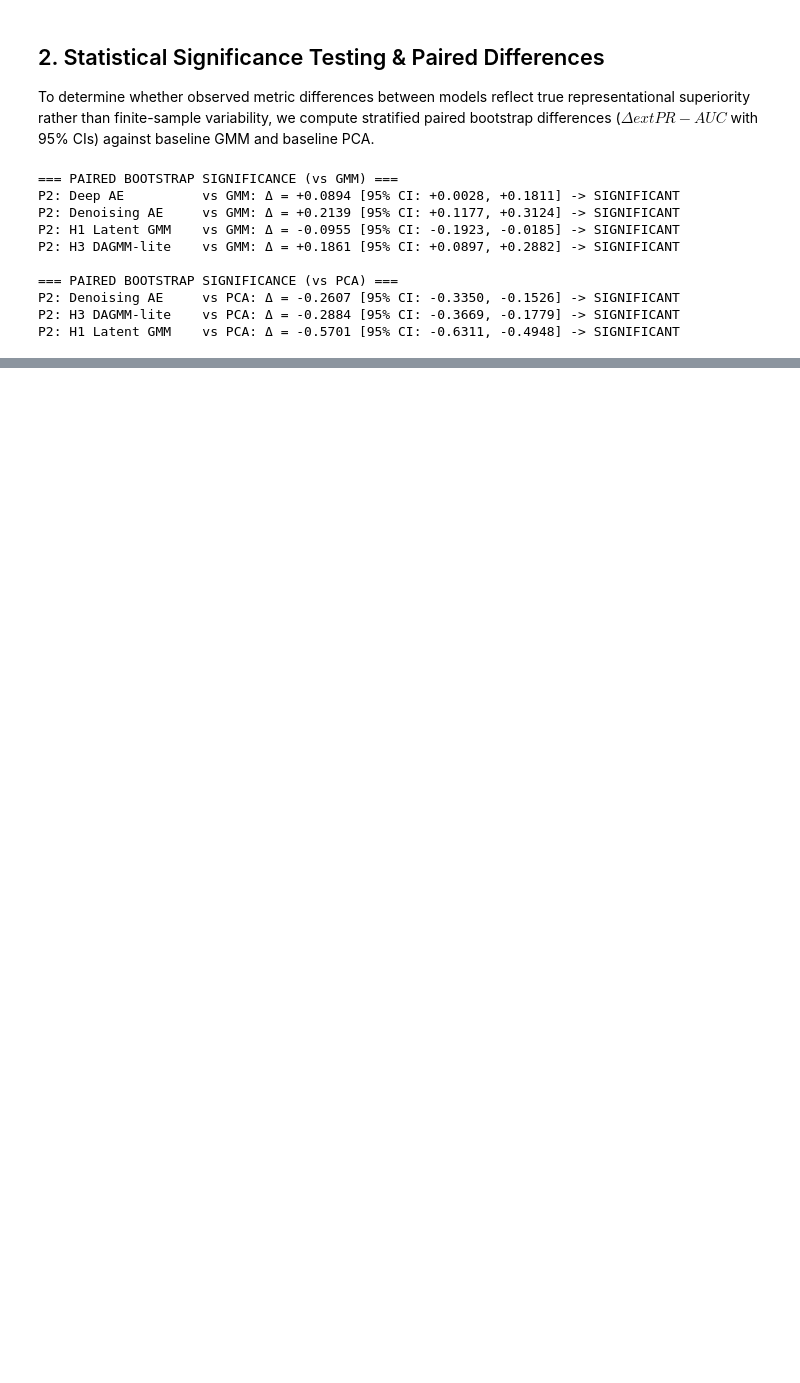
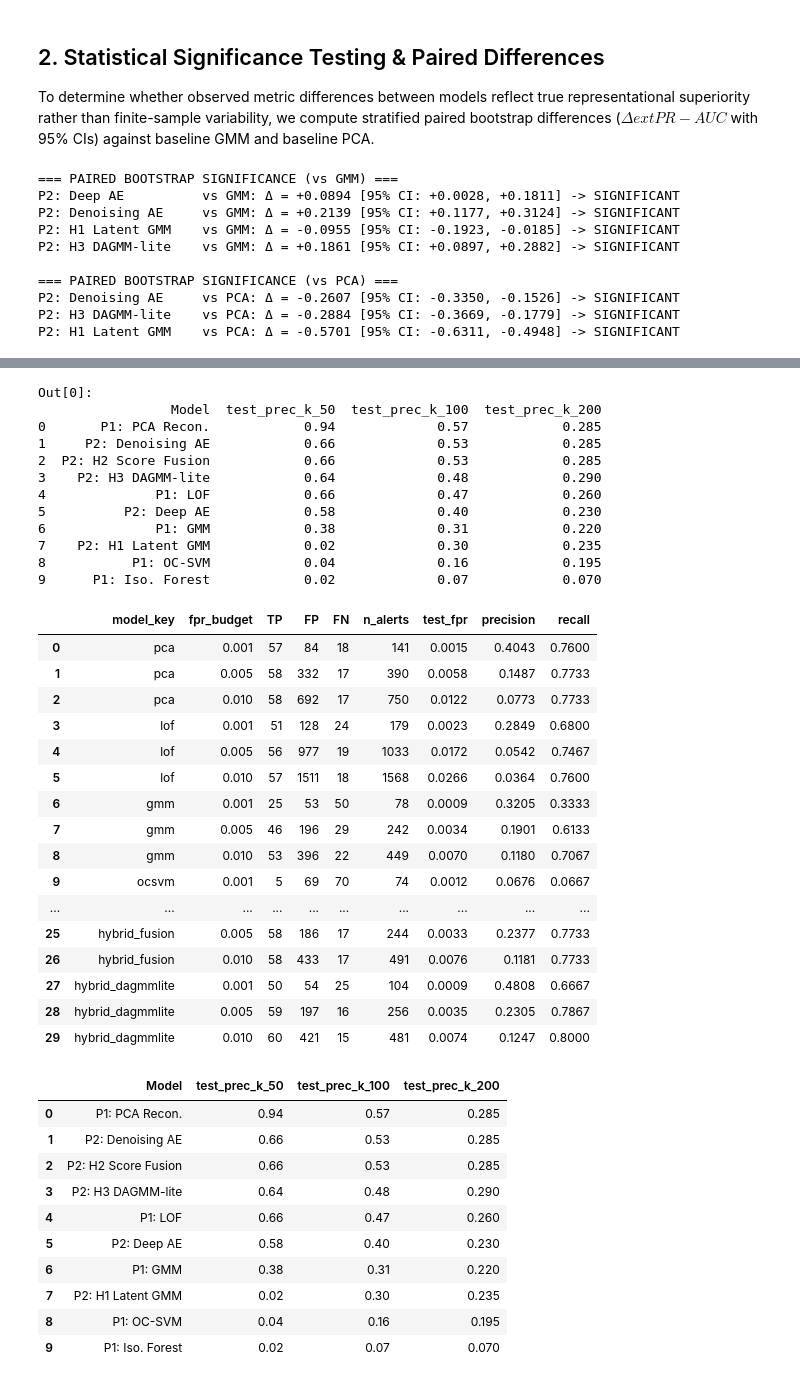
Before and after one commit to Kushal425/T033-CardFraudDetection-AML-DL, a Jupyter notebook: notebooks/06b_final_comparison_phase2.ipynb, the cells around one changed output, grey strips where cells are left out. Saved outputs shown, nothing was run; the diff lists cells and outputs as text; code cells hidden in the pictures; blank space fills up the shorter version.

```diff
--- a/notebooks/06b_final_comparison_phase2.ipynb
+++ b/notebooks/06b_final_comparison_phase2.ipynb
@@ -75,10 +39,7 @@ All 20 score files loaded and contract validated successfully.
 ## 1. Master Headline Comparison Table
 We display the full empirical comparison across all 10 models on the held-out test split, ordered by Test PR-AUC.
 # %%
-master_df = pd.read_csv("results/tables/final_comparison_phase2.csv")
-display_cols = [
-    "Model", "val_pr_auc", "test_pr_auc", "test_pr_auc_ci_lo", "test_pr_auc_ci_hi",
-    "test_recall_fpr_0.1%", "test_recall_fpr_0.5%", "test_recall_fpr_1.0%",
-    "test_prec_k_50", "test_prec_k_100", "test_prec_k_200"
-]
-master_df[display_cols]
+master_df = pd.read_csv(ROOT / "results/tables/final_comparison_phase2.csv")
+master_df[["Model", "val_pr_auc", "test_pr_auc", "test_pr_auc_ci_lo",
+           "test_pr_auc_ci_hi", "test_recall_fpr_0.5%", "test_prec_k_100"]]
+# test_recall_fpr describes a point on the test ROC curve. See below for fixed policies.
@@ -132,23 +109,47 @@ In a Tier-1 fraud monitoring operations center, human analysts review a fixed ca
 # %%
-triage_rows = []
-for m in ["pca", "ae_dae", "hybrid_dagmmlite", "lof", "gmm", "hybrid_latentgmm"]:
-    st = s_test[m]
-    order = np.argsort(-st)
-    y_sorted = y_test[order]
-
-    tp_50 = int(y_sorted[:50].sum())
-    tp_100 = int(y_sorted[:100].sum())
-    tp_200 = int(y_sorted[:200].sum())
-
-    triage_rows.append({
-        "Model": MODEL_LABELS[m],
-        "Frauds Caught @ Top 50": f"{tp_50} / 75 ({tp_50/75:.1%})",
-        "Precision @ Top 50": f"{tp_50/50:.1%}",
-        "Frauds Caught @ Top 100": f"{tp_100} / 75 ({tp_100/75:.1%})",
-        "Precision @ Top 100": f"{tp_100/100:.1%}",
-        "Frauds Caught @ Top 200": f"{tp_200} / 75 ({tp_200/75:.1%})",
-        "Precision @ Top 200": f"{tp_200/200:.1%}",
-    })
-
-pd.DataFrame(triage_rows)
+policies = pd.read_csv(ROOT / "results/tables/final_thresholds_phase2.csv")
+columns = ["model_key", "fpr_budget", "TP", "FP", "FN", "n_alerts", "test_fpr", "precision", "recall"]
+display(policies[columns].round(4))
+master_df[["Model", "test_prec_k_50", "test_prec_k_100", "test_prec_k_200"]]
+# %% [output]
+Out[0]:
+                 Model  test_prec_k_50  test_prec_k_100  test_prec_k_200
+0       P1: PCA Recon.            0.94             0.57            0.285
+1     P2: Denoising AE            0.66             0.53            0.285
+2  P2: H2 Score Fusion            0.66             0.53            0.285
+3    P2: H3 DAGMM-lite            0.64             0.48            0.290
+4              P1: LOF            0.66             0.47            0.260
+5          P2: Deep AE            0.58             0.40            0.230
+6              P1: GMM            0.38             0.31            0.220
+7    P2: H1 Latent GMM            0.02             0.30            0.235
+8           P1: OC-SVM            0.04             0.16            0.195
+9      P1: Iso. Forest            0.02             0.07            0.070
+|  | model_key | fpr_budget | TP | FP | FN | n_alerts | test_fpr | precision | recall |
+| 0 | pca | 0.001 | 57 | 84 | 18 | 141 | 0.0015 | 0.4043 | 0.7600 |
+| 1 | pca | 0.005 | 58 | 332 | 17 | 390 | 0.0058 | 0.1487 | 0.7733 |
+| 2 | pca | 0.010 | 58 | 692 | 17 | 750 | 0.0122 | 0.0773 | 0.7733 |
+| 3 | lof | 0.001 | 51 | 128 | 24 | 179 | 0.0023 | 0.2849 | 0.6800 |
+| 4 | lof | 0.005 | 56 | 977 | 19 | 1033 | 0.0172 | 0.0542 | 0.7467 |
+| 5 | lof | 0.010 | 57 | 1511 | 18 | 1568 | 0.0266 | 0.0364 | 0.7600 |
+| 6 | gmm | 0.001 | 25 | 53 | 50 | 78 | 0.0009 | 0.3205 | 0.3333 |
+| 7 | gmm | 0.005 | 46 | 196 | 29 | 242 | 0.0034 | 0.1901 | 0.6133 |
+| 8 | gmm | 0.010 | 53 | 396 | 22 | 449 | 0.0070 | 0.1180 | 0.7067 |
+| 9 | ocsvm | 0.001 | 5 | 69 | 70 | 74 | 0.0012 | 0.0676 | 0.0667 |
+| ... | ... | ... | ... | ... | ... | ... | ... | ... | ... |
+| 25 | hybrid_fusion | 0.005 | 58 | 186 | 17 | 244 | 0.0033 | 0.2377 | 0.7733 |
+| 26 | hybrid_fusion | 0.010 | 58 | 433 | 17 | 491 | 0.0076 | 0.1181 | 0.7733 |
+| 27 | hybrid_dagmmlite | 0.001 | 50 | 54 | 25 | 104 | 0.0009 | 0.4808 | 0.6667 |
+| 28 | hybrid_dagmmlite | 0.005 | 59 | 197 | 16 | 256 | 0.0035 | 0.2305 | 0.7867 |
+| 29 | hybrid_dagmmlite | 0.010 | 60 | 421 | 15 | 481 | 0.0074 | 0.1247 | 0.8000 |
+|  | Model | test_prec_k_50 | test_prec_k_100 | test_prec_k_200 |
+| 0 | P1: PCA Recon. | 0.94 | 0.57 | 0.285 |
+| 1 | P2: Denoising AE | 0.66 | 0.53 | 0.285 |
+| 2 | P2: H2 Score Fusion | 0.66 | 0.53 | 0.285 |
+| 3 | P2: H3 DAGMM-lite | 0.64 | 0.48 | 0.290 |
+| 4 | P1: LOF | 0.66 | 0.47 | 0.260 |
+| 5 | P2: Deep AE | 0.58 | 0.40 | 0.230 |
+| 6 | P1: GMM | 0.38 | 0.31 | 0.220 |
+| 7 | P2: H1 Latent GMM | 0.02 | 0.30 | 0.235 |
+| 8 | P1: OC-SVM | 0.04 | 0.16 | 0.195 |
+| 9 | P1: Iso. Forest | 0.02 | 0.07 | 0.070 |
 # %% [markdown]
```
Also changed, not shown: parts of 9 cells of this notebook, 57 other files.
